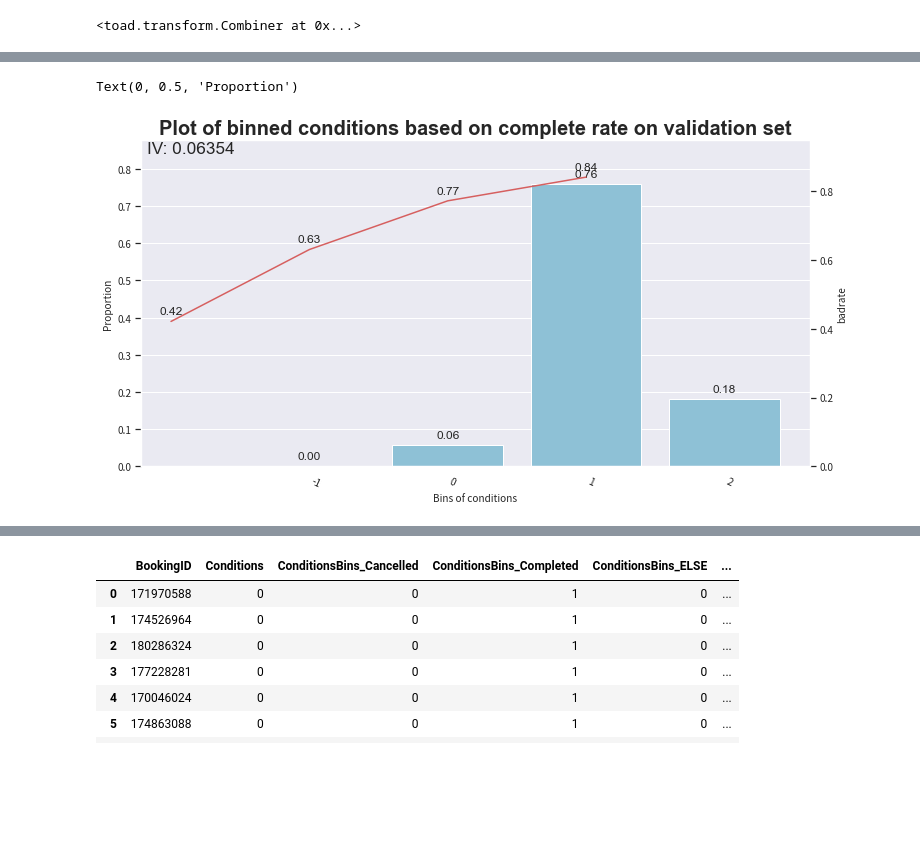
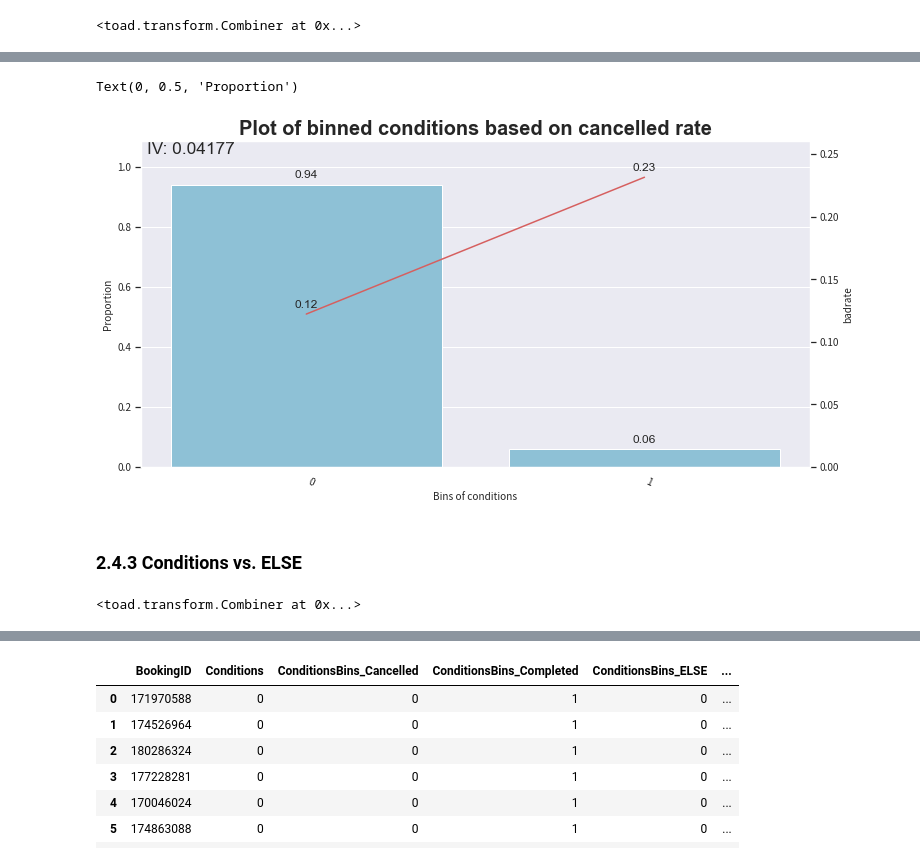
Before and after one commit to xhua0336/Taxi_booking_analysis, a Jupyter notebook: Feature+model.ipynb, the cells around one changed output, grey strips where cells are left out. Drawn from its saved outputs; the diff is of its cells as text; code cells hidden in the pictures; blank space fills up the shorter version.

```diff
--- a/Feature+model.ipynb
+++ b/Feature+model.ipynb
@@ -374,0 +603,5 @@ toad.quality(data[['OrderTimeDT_NoJob','target_2cls_NoJob']],target='target_2cls
+# %%
+data['OrderTimeDT_NoJob'] = dt4.predict_proba(data[['DayOfWeek','OrderHour']])[:,1]
+validation['OrderTimeDT_NoJob'] = dt4.predict_proba(validation[['DayOfWeek','OrderHour']])[:,1]
+test['OrderTimeDT_NoJob'] = dt4.predict_proba(test[['DayOfWeek','OrderHour']])[:,1]
+#create new feature using probability on datasets
@@ -386,9 +636,8 @@ data[['BookingID','OrderHour','DayOfWeek','OrderTimeDT_Cancelled','OrderTimeDT_C
 # %%
 data['Conditions'] = data['Conditions'].astype(str)
 validation['Conditions'] = validation['Conditions'].astype(str)
-c = toad.transform.Combiner()
-col = 'Conditions'
-c.fit(data[[col,'target_2cls_Completed']], y = 'target_2cls_Completed', method = 'chi',min_samples = 0.05)
+c15 = toad.transform.Combiner()
+c15.fit(data[['Conditions','target_2cls_Completed']], y = 'target_2cls_Completed', method = 'chi',min_samples = 0.05)
 #use toad to bin the conditions based on complete rate
 # %% [output]
 <toad.transform.Combiner at 0x...>
@@ -424,0 +685,5 @@ Text(0, 0.5, 'Proportion')
+# %%
+data['ConditionsBins_Completed'] = c15.transform(data[['Conditions']], labels=False)
+validation['ConditionsBins_Completed'] = c15.transform(validation[['Conditions']], labels=False)
+test['ConditionsBins_Completed'] = c15.transform(test[['Conditions']], labels=False)
+#create new feature based on binning on datasets
@@ -424,0 +692,4 @@ Text(0, 0.5, 'Proportion')
+# %%
+c16 = toad.transform.Combiner()
+c16.fit(data[['Conditions','target_2cls_Cancelled']], y = 'target_2cls_Cancelled', method = 'chi',min_samples = 0.05)
+#use toad to bin the conditions based on cancelled rate
@@ -425,9 +719,9 @@ Text(0, 0.5, 'Proportion')
 # %%
-ax=bin_plot(c.transform(validation[[col,'target_2cls_Completed']], labels=False), x=col, target='target_2cls_Completed')
-ax.set_title("Plot of binned conditions based on complete rate on validation set",fontweight='bold',fontsize=20)
+ax=bin_plot(c16.transform(data[['Conditions','target_2cls_Cancelled']], labels=False), x='Conditions', target='target_2cls_Cancelled')
+ax.set_title("Plot of binned conditions based on cancelled rate",fontweight='bold',fontsize=20)
 ax.set_xlabel("Bins of conditions")
 ax.set_ylabel("Proportion")
-#visualize binning result on validation set and check iv
+#visualize binning result, the iv is quite low, however we need to check for other targets
 # %% [output]
 Text(0, 0.5, 'Proportion')
-[figure, old version]
+[figure, new version]
@@ -448,0 +733,8 @@ data, validation = ConditionsBins(data, validation)
+# %% [markdown]
+### 2.4.3 Conditions vs. ELSE
+# %%
+c17 = toad.transform.Combiner()
+c17.fit(data[['Conditions','target_2cls_ELSE']], y = 'target_2cls_ELSE', method = 'chi',min_samples = 0.05)
+#use toad to bin the conditions based on else rate
+# %% [output]
+<toad.transform.Combiner at 0x...>
```
Also changed, not shown: parts of 207 cells of this notebook.
